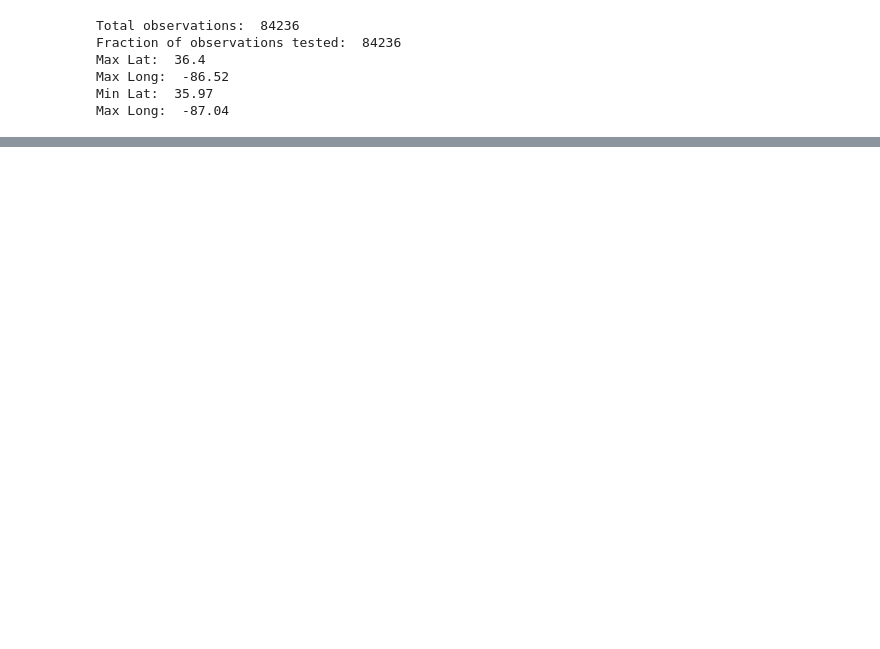
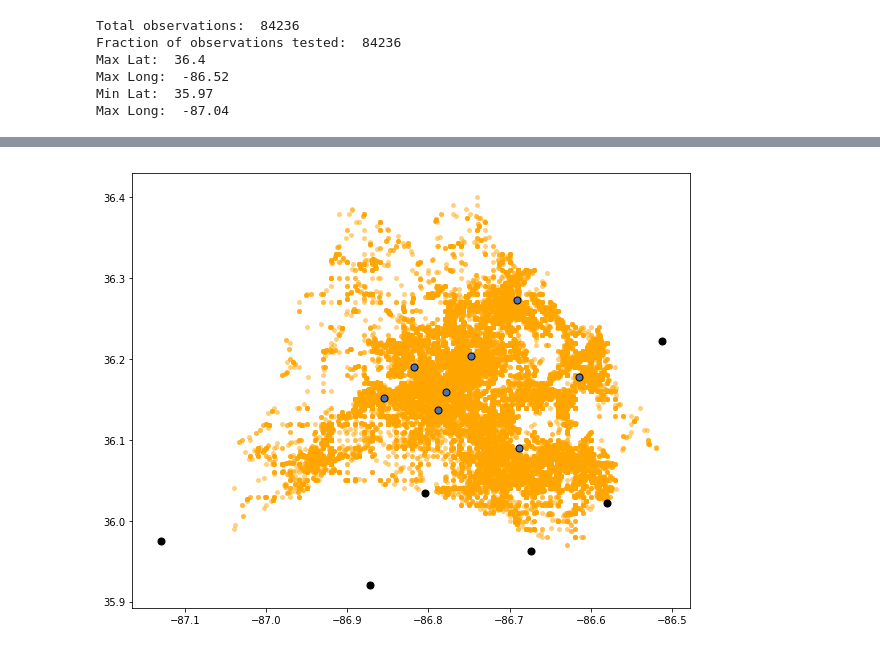
Before and after one commit to balodge61/Nashville, a Jupyter notebook: 2018_Incident.ipynb, the cells around one changed output, grey strips where cells are left out. Cells and saved outputs as stored; diff of their text form; code cells hidden in the pictures; blank space fills up the shorter version.

```diff
--- a/2018_Incident.ipynb
+++ b/2018_Incident.ipynb
@@ -35,0 +37,16 @@ array = df_sm[['Longitude', 'Latitude']].values
+# %%
+#### Existing Precinct Station Locations ####
+
+police_long = [36.15171,36.18972,36.13706,36.15912,
+              36.20321,36.08978,36.17756,36.2733]
+
+police_lat = [-86.8554,-86.81816,-86.78866,-86.7785,
+               -86.74821,-86.68849,-86.61507,-86.69068]
+
+other_long = [36.034759, 35.962711,35.920784,36.022022,
+             36.222628,35.975441]
+
+other_lat = [-86.804166, -86.673531,-86.872467,-86.580271,
+            -86.512293,-87.129706]
+
+print(array)
@@ -35,0 +61,24 @@ array = df_sm[['Longitude', 'Latitude']].values
+# %%
+import numpy as np
+import matplotlib.pyplot as plt
+import seaborn as sns
+import sklearn.cluster as cluster
+import time
+from sklearn.neighbors.nearest_centroid import NearestCentroid
+import numpy as np
+
+
+%matplotlib inline
+sns.set_color_codes()
+plot_kwds = {'alpha' : 0.5, 's' : 25, 'linewidths':0}
+
+data = array
+plt.figure(figsize=(10,8))
+plt.scatter(data.T[0], data.T[1], c='orange', **plot_kwds)
+plt.scatter(police_lat, police_long, c='b',s=50,edgecolors='black')
+plt.scatter(other_lat, other_long, c='black',s=50,edgecolors='black')
+frame = plt.gca()
+frame.axes.get_xaxis().set_visible(True)
+frame.axes.get_yaxis().set_visible(True)
+# %% [output]
+[figure, added]
```
Also changed, not shown: parts of 13 cells of this notebook.
